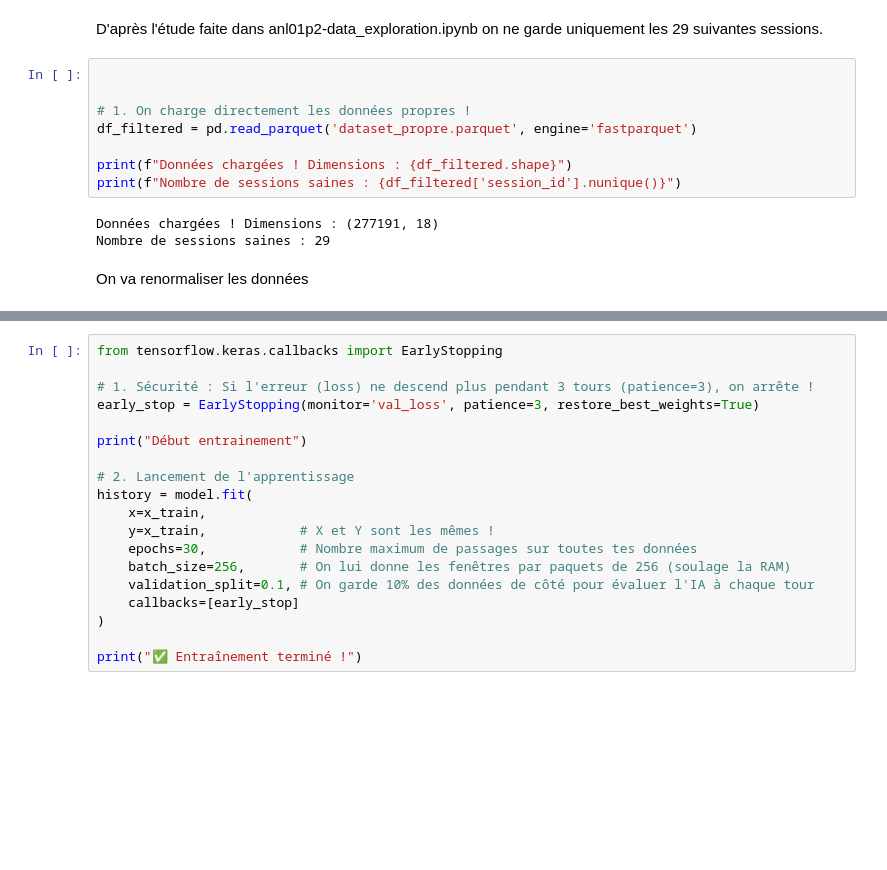
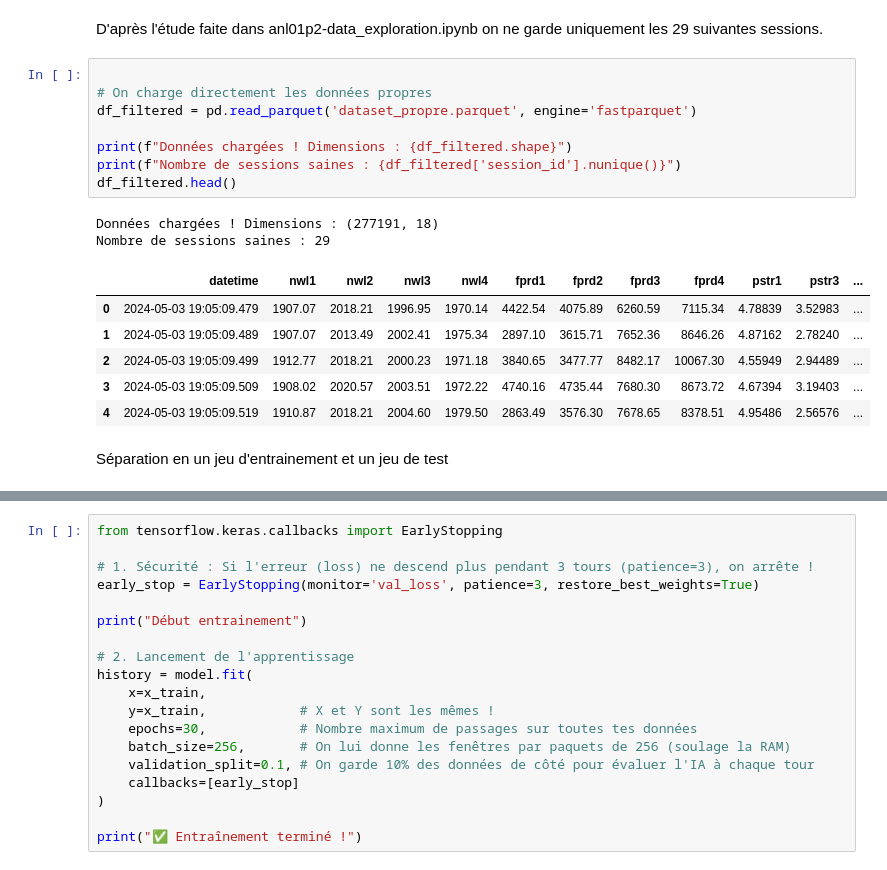
Before and after one commit to lukasfauli/Projet-recheche-INSA-anomaly-detection-librairy, a Jupyter notebook: studies_stats/work01-data_exploration/anl02p2-autoencoder_GRU_AE.ipynb, the cells around one changed output, grey strips where cells are left out. Drawn from its saved outputs; the diff is of its cells as text; blank space fills up the shorter version.

```diff
--- a/studies_stats/work01-data_exploration/anl02p2-autoencoder_GRU_AE.ipynb
+++ b/studies_stats/work01-data_exploration/anl02p2-autoencoder_GRU_AE.ipynb
@@ -13,14 +25,20 @@ The autoreload extension is already loaded. To reload it, use:
 D'après l'étude faite dans anl01p2-data_exploration.ipynb on ne garde uniquement les 29 suivantes sessions.
 # %%
 
-
-# 1. On charge directement les données propres !
+# On charge directement les données propres
 df_filtered = pd.read_parquet('dataset_propre.parquet', engine='fastparquet')
 
 print(f"Données chargées ! Dimensions : {df_filtered.shape}")
 print(f"Nombre de sessions saines : {df_filtered['session_id'].nunique()}")
+df_filtered.head()
 # %% [output]
 Données chargées ! Dimensions : (277191, 18)
 Nombre de sessions saines : 29
+|  | datetime | nwl1 | nwl2 | nwl3 | nwl4 | fprd1 | fprd2 | fprd3 | fprd4 | pstr1 | pstr3 | ... |
+| 0 | 2024-05-03 19:05:09.479 | 1907.07 | 2018.21 | 1996.95 | 1970.14 | 4422.54 | 4075.89 | 6260.59 | 7115.34 | 4.78839 | 3.52983 | ... |
+| 1 | 2024-05-03 19:05:09.489 | 1907.07 | 2013.49 | 2002.41 | 1975.34 | 2897.10 | 3615.71 | 7652.36 | 8646.26 | 4.87162 | 2.78240 | ... |
+| 2 | 2024-05-03 19:05:09.499 | 1912.77 | 2018.21 | 2000.23 | 1971.18 | 3840.65 | 3477.77 | 8482.17 | 10067.30 | 4.55949 | 2.94489 | ... |
+| 3 | 2024-05-03 19:05:09.509 | 1908.02 | 2020.57 | 2003.51 | 1972.22 | 4740.16 | 4735.44 | 7680.30 | 8673.72 | 4.67394 | 3.19403 | ... |
+| 4 | 2024-05-03 19:05:09.519 | 1910.87 | 2018.21 | 2004.60 | 1979.50 | 2863.49 | 3576.30 | 7678.65 | 8378.51 | 4.95486 | 2.56576 | ... |
-# %% [markdown]
-On va renormaliser les données
+# %% [markdown]
+Séparation en un jeu d'entrainement et un jeu de test
```
Also changed, not shown: parts of 9 cells of this notebook, 2 other files.
